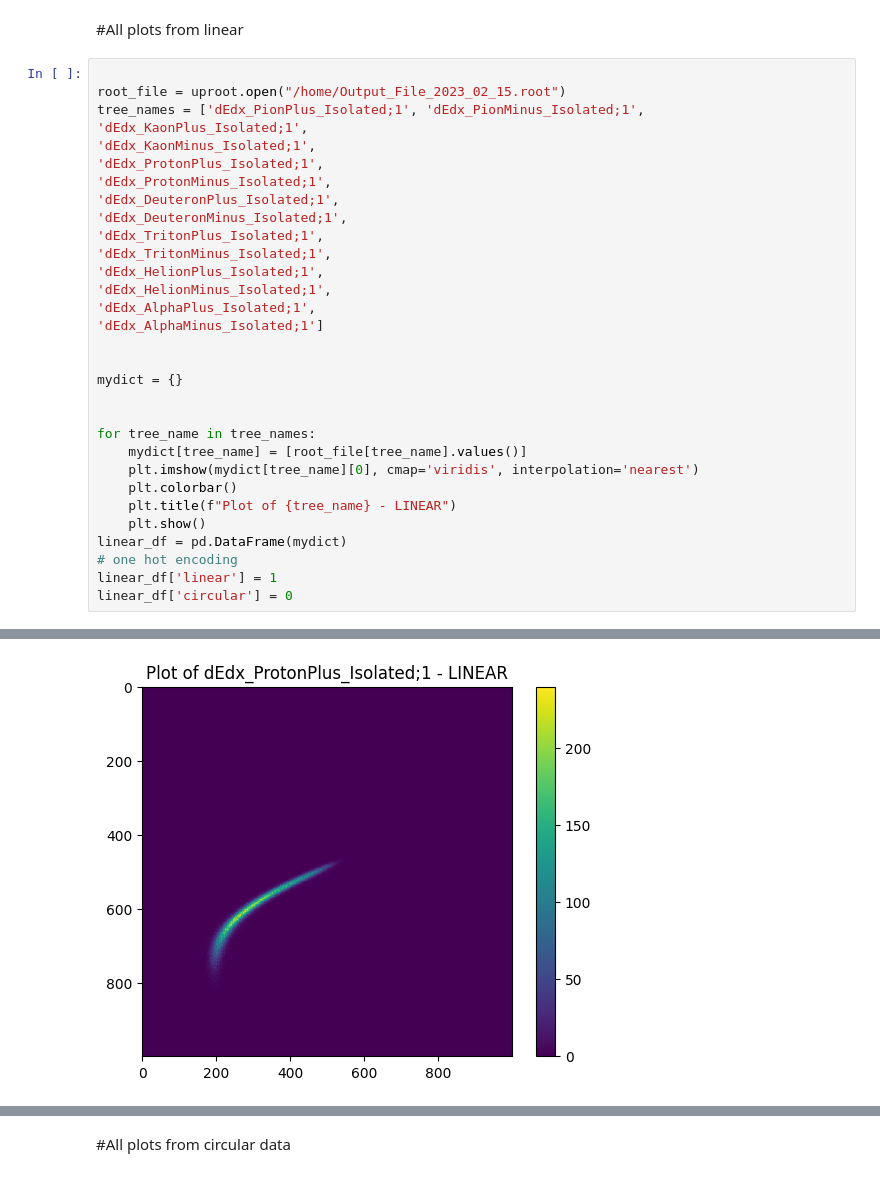
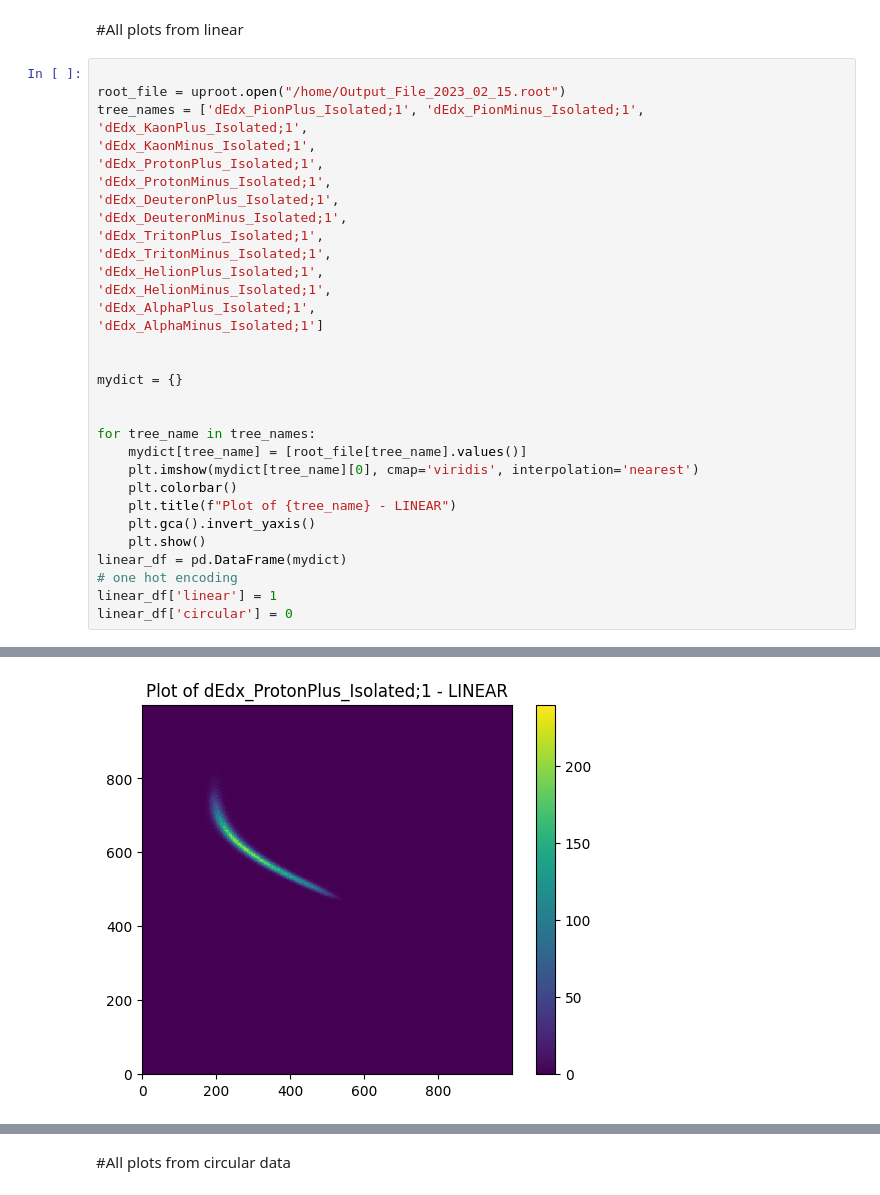
Before and after one commit to DaveStutler/G9, a Jupyter notebook: TEAM_FRIENDSHIP_PARTICLES_WOOOOO.ipynb, the cells around one changed output, grey strips where cells are left out. Cells and saved outputs as stored; diff of their text form.

```diff
--- a/TEAM_FRIENDSHIP_PARTICLES_WOOOOO.ipynb
+++ b/TEAM_FRIENDSHIP_PARTICLES_WOOOOO.ipynb
@@ -77,6 +77,7 @@ for tree_name in tree_names:
     plt.imshow(mydict[tree_name][0], cmap='viridis', interpolation='nearest')
     plt.colorbar()
     plt.title(f"Plot of {tree_name} - LINEAR")
+    plt.gca().invert_yaxis()
     plt.show()
 linear_df = pd.DataFrame(mydict)
 # one hot encoding
@@ -90 +91 @@ linear_df['circular'] = 0
-[figure, old version]
+[figure, new version]
```
Also changed, not shown: parts of 5 cells of this notebook.
